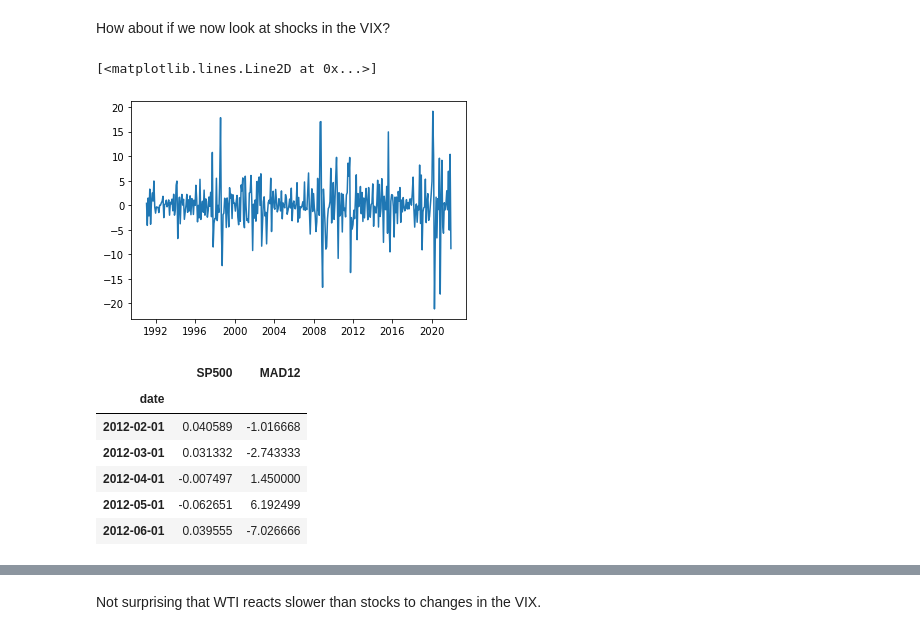
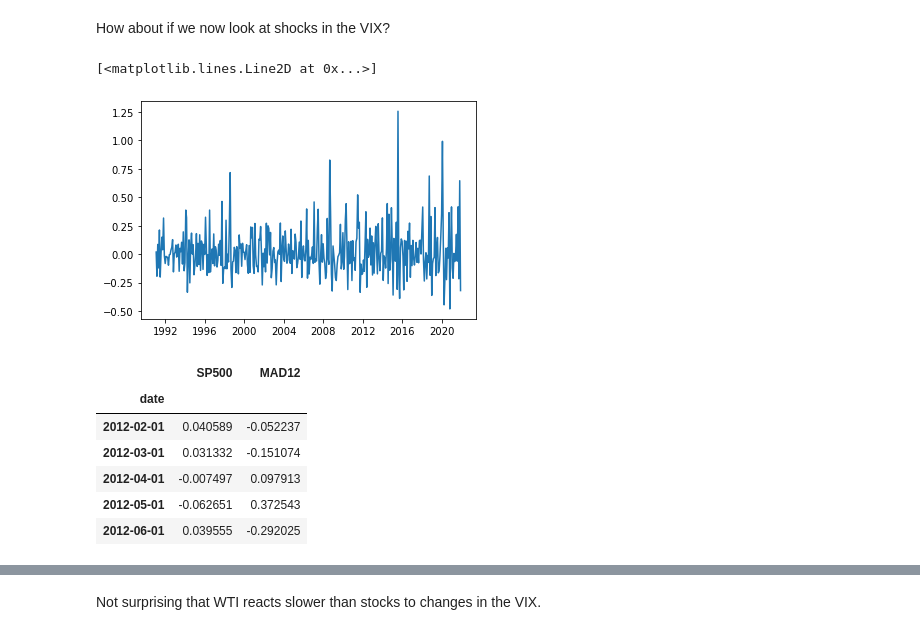
Before and after one commit to t0nychn/UG_thesis, a Jupyter notebook: Exploratory2.ipynb, the cells around one changed output, grey strips where cells are left out. Saved outputs shown, nothing was run; the diff lists cells and outputs as text; code cells hidden in the pictures.

```diff
--- a/Exploratory2.ipynb
+++ b/Exploratory2.ipynb
@@ -356,22 +356,22 @@ How about if we now look at shocks in the VIX?
 # %%
 vix = pd.read_csv('data/VIX.csv', parse_dates=True, index_col='date', dayfirst=True).sort_index()
 vix['MA12'] = vix.VIX.rolling(12).mean()
-vix['MAD12'] = (vix.VIX - vix.MA12).diff()
+vix['MAD12'] = vix.VIX.pct_change() - vix.MA12.pct_change()
 plt.plot(vix.MAD12)
 # %% [output]
 [<matplotlib.lines.Line2D at 0x...>]
-[figure, old version]
+[figure, new version]
 # %%
 df4 = spx.pct_change().join(vix['MAD12']).dropna()
 df4.head()
 # %% [output]
 |  | SP500 | MAD12 |
 | date |  |  |
-| 2012-02-01 | 0.040589 | -1.016668 |
-| 2012-03-01 | 0.031332 | -2.743333 |
-| 2012-04-01 | -0.007497 | 1.450000 |
-| 2012-05-01 | -0.062651 | 6.192499 |
-| 2012-06-01 | 0.039555 | -7.026666 |
+| 2012-02-01 | 0.040589 | -0.052237 |
+| 2012-03-01 | 0.031332 | -0.151074 |
+| 2012-04-01 | -0.007497 | 0.097913 |
+| 2012-05-01 | -0.062651 | 0.372543 |
+| 2012-06-01 | 0.039555 | -0.292025 |
 # %%
 model10 = news_regression('SP500', 'MAD12', df=df4)
 model10.get_robustcov_results().summary()
```
Also changed, not shown: parts of 26 cells of this notebook, 4 other files.
